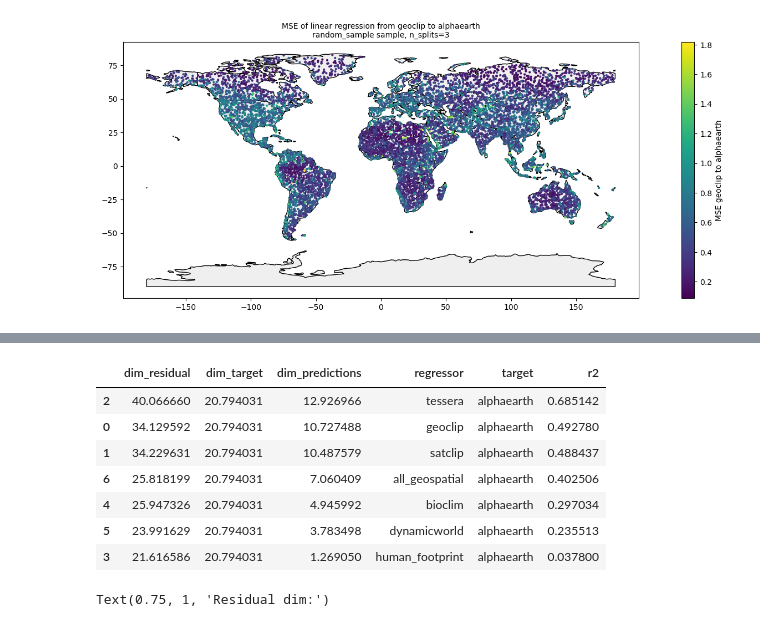
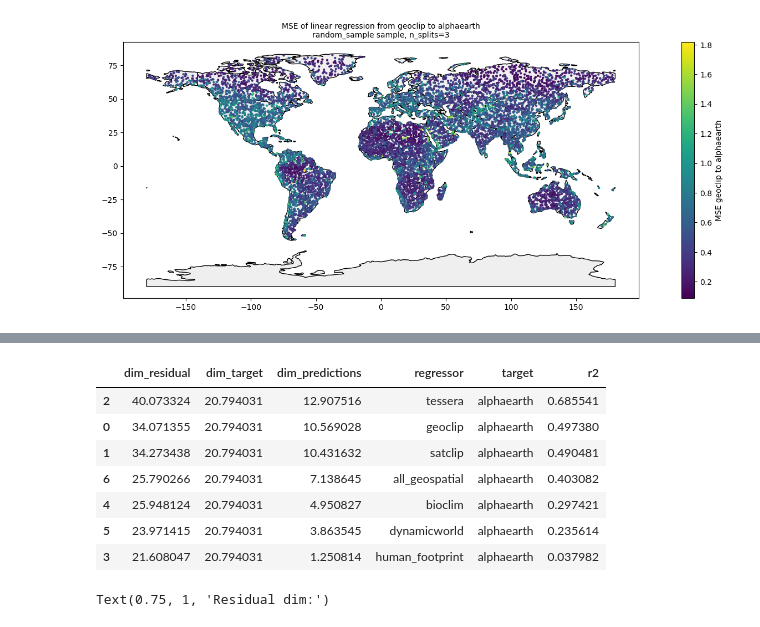
Before and after one commit to WUR-AI/interpret_earth_embeddings, a Jupyter notebook: notebooks/Explain embeddings.ipynb, the cells around one changed output, grey strips where cells are left out. Drawn from its saved outputs; the diff is of its cells as text; code cells hidden in the pictures.

```diff
--- a/notebooks/Explain embeddings.ipynb
+++ b/notebooks/Explain embeddings.ipynb
@@ -437,19 +420,3 @@ tmp[1]
 | 4 | tessera + satclip | 0.00 | \textbf{0.03**} | \textbf{0.07**} | \textbf{0.02*} | \textbf{0.07**} | ... |
 | 5 | geoclip + satclip | -0.02 | -0.01 | 0.01 | -0.04 | -0.01 | ... |
 | 6 | All GFMs | \textbf{0.15**} | \textbf{0.12**} | \textbf{0.18**} | \textbf{0.07**} | \textbf{0.25**} | ... |
-# %%
-df_compl, df_compl_and_model = ou.calculate_complementarity(df_scores=df_scores, metric_type=metric_score)
-if plot_table == 'main_tasks':
-    caption = r"\textbf{Complementarity of embeddings for downstream tasks}. Complementarity was calculated from $R^2$ scores for the regression tasks and accuracy for the classification task. Positive values are highlighted in bold and indicate positive complementarity. Crops: Crop type classification (18 classes). Biomass: aboveground biomass regression (1 variable). Land cover: Dynamic World regression (9 variables). Bioclimatic: Bioclimatic variables regression (19 variables). Pop.: Population density regression (1 variable). Dist.\ road: Mean distance to road regression (1 variable)."
-elif plot_table == 'lc_classes':
-    caption = r"\textbf{Complementarity of embeddings for land cover regression}. Complementarity was calculated from $R^2$ scores (ridge regression). Positive values are highlighted in bold and indicate positive complementarity. Dynamic world classes: \textit{water}, \textit{trees}, \textit{grass}, \textit{scrub and shrub}, \textit{bare}, \textit{flooded vegetation}, \textit{crops}, \textit{built}, and \textit{snow and ice}."
-
-save_table = False
-print(metric_score)
-
-tmp = vu.create_printable_table(df_compl, save_table=save_table, filename=f'compl_{metric_score}_scores_{plot_table}.tex',
-                          caption_tex=caption, label_tex=f'tab:compl_{metric_score}_scores_{plot_table}', position_tex='ht',
-                         cols_drop=[], folder_save='/Users/tplas/repos/ms_neureo/tables/',
-                         add_units=False, metric_type='max_val' if metric_score == 'r2' else 'min_val',
-                         rescale=False, highlight_best_row=False, highlight_all_positive_values=True)
-tmp[1]
@@ -466,6 +423,6 @@ r2
 # %%
-tmp = pd.read_csv(os.path.join(data_folder, 'tessera_centre/biomass_tessera_centre.csv'))
-tmp
-tmp = tmp.loc[:, ~tmp.columns.str.contains('^Unnamed')]# data_folder
-tmp
-tmp.to_csv(os.path.join(data_folder, 'tessera_centre/biomass_tessera_centre.csv'), index=False)
+# tmp = pd.read_csv(os.path.join(data_folder, 'tessera_centre/biomass_tessera_centre.csv'))
+# tmp
+# tmp = tmp.loc[:, ~tmp.columns.str.contains('^Unnamed')]# data_folder
+# # tmp
+# tmp.to_csv(os.path.join(data_folder, 'tessera_centre/biomass_tessera_centre.csv'), index=False)
@@ -534,7 +437,7 @@ sample_type = 'lc_stratified_sample'
 target_list = ['dynamicworld']
 pca_equalize_ambient_dim = False
 
-gfm_mods = ['alphaearth', 'geoclip']
+gfm_mods = ['alphaearth', 'tessera']
 ind_best_single_model = 0
 
 df_all, col_names = du.merge_modalities(parent_folder=data_folder, sample_type=sample_type,
@@ -885,7 +623,7 @@ results = {'dim_residual': [], 'dim_target': [], 'dim_predictions': [], 'regress
 # df_all, col_names = du.merge_modalities(parent_folder=data_folder, sample_type=sample_type, zscore_embeddings=True)
 
 for r in list_regressors:
-    r2, mse, gdf_tmp, y_data = ou.get_r2_regression(df_all, col_names, r, target, n_splits=3)
+    r2, mse, gdf_tmp, y_data = ou.get_r2_regression(df_all, col_names, r, target, n_splits=4, equalize_ambient_dim=False, regression_method='ridge', zscore_embeddings=True)
     results['regressor'].append(r)
     results['r2'].append(r2)
     results['target'].append(target)
@@ -908,11 +639,11 @@ Warning: It is recommended to z-score the embeddings when using ridge regression
 |  | dim_residual | dim_target | dim_predictions | regressor | target | r2 |
-| 2 | 40.066660 | 20.794031 | 12.926966 | tessera | alphaearth | 0.685142 |
-| 0 | 34.129592 | 20.794031 | 10.727488 | geoclip | alphaearth | 0.492780 |
-| 1 | 34.229631 | 20.794031 | 10.487579 | satclip | alphaearth | 0.488437 |
-| 6 | 25.818199 | 20.794031 | 7.060409 | all_geospatial | alphaearth | 0.402506 |
-| 4 | 25.947326 | 20.794031 | 4.945992 | bioclim | alphaearth | 0.297034 |
-| 5 | 23.991629 | 20.794031 | 3.783498 | dynamicworld | alphaearth | 0.235513 |
-| 3 | 21.616586 | 20.794031 | 1.269050 | human_footprint | alphaearth | 0.037800 |
+| 2 | 40.073324 | 20.794031 | 12.907516 | tessera | alphaearth | 0.685541 |
+| 0 | 34.071355 | 20.794031 | 10.569028 | geoclip | alphaearth | 0.497380 |
+| 1 | 34.273438 | 20.794031 | 10.431632 | satclip | alphaearth | 0.490481 |
+| 6 | 25.790266 | 20.794031 | 7.138645 | all_geospatial | alphaearth | 0.403082 |
+| 4 | 25.948124 | 20.794031 | 4.950827 | bioclim | alphaearth | 0.297421 |
+| 5 | 23.971415 | 20.794031 | 3.863545 | dynamicworld | alphaearth | 0.235614 |
+| 3 | 21.608047 | 20.794031 | 1.250814 | human_footprint | alphaearth | 0.037982 |
 # %%
 
 # heights = list(df_results_dim['dim_residual']) + [df_results_dim['dim_target'].iloc[0]] + list(df_results_dim['dim_predictions'])
```
Also changed, not shown: parts of 21 cells of this notebook.
